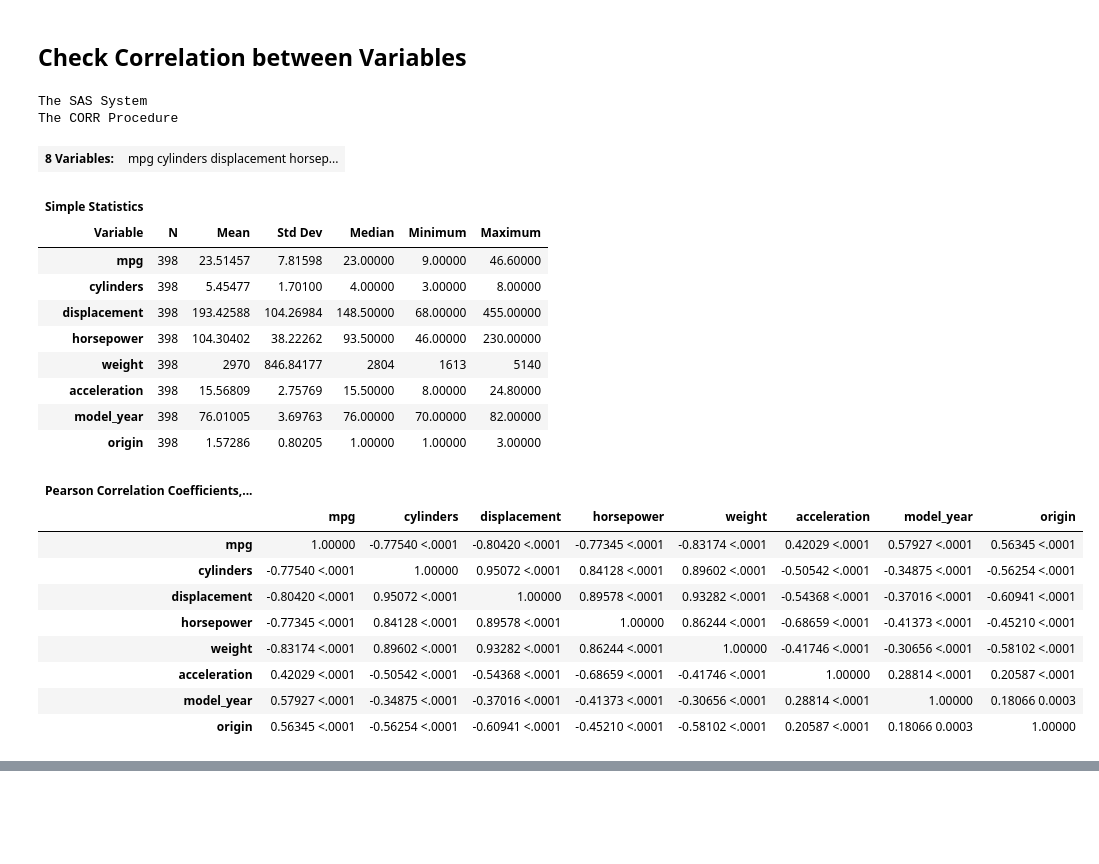
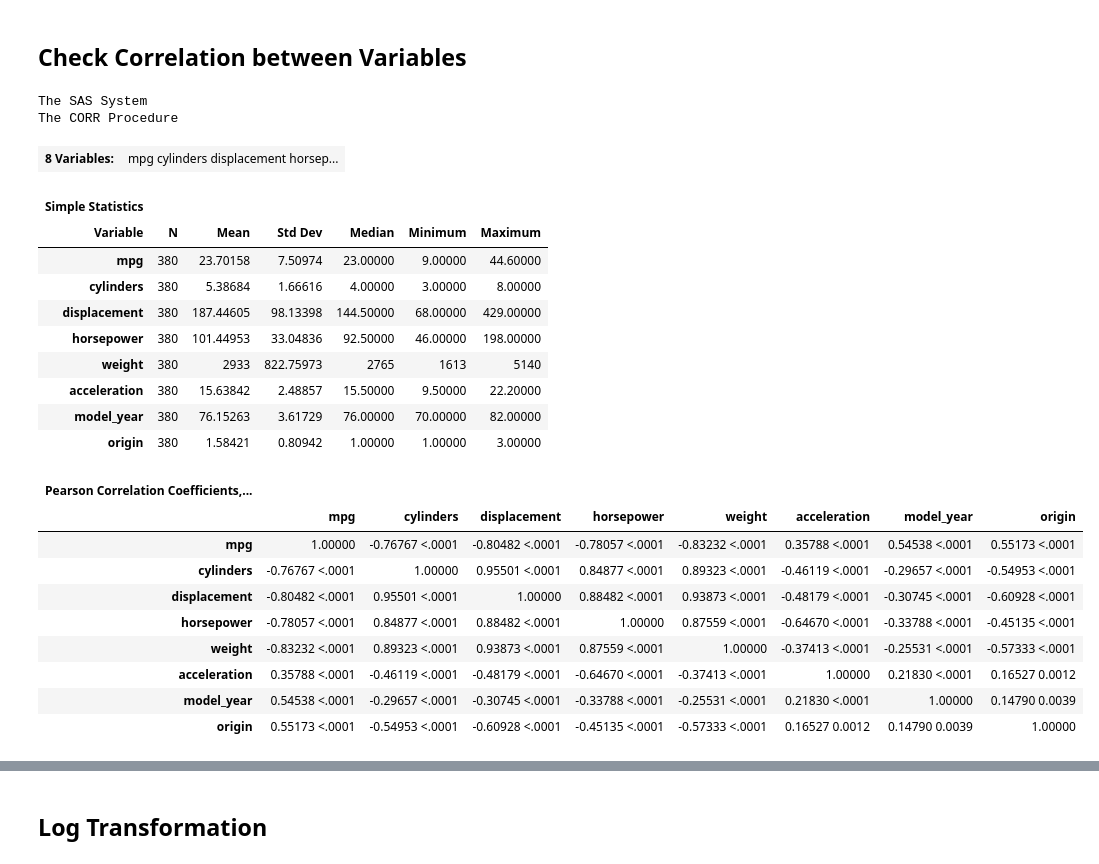
Before and after one commit to mr-amit-saini/UCI-Auto_MPG, a Jupyter notebook: Code/Auto_MPG_SAS.ipynb, the cells around one changed output, grey strips where cells are left out. Cells and saved outputs as stored; diff of their text form; code cells hidden in the pictures; blank space fills up the shorter version.

```diff
--- a/Code/Auto_MPG_SAS.ipynb
+++ b/Code/Auto_MPG_SAS.ipynb
@@ -350,3 +309,28 @@ hbox weight /datalabel;
 run;
 # %% [output]
 [interactive output not drawn]
+# %%
+*Detect outliers via IQR method;
+
+proc means data=auto.updated noprint;
+var acceleration horsepower mpg;
+output out=Tmpo (drop=_type_ _freq_)
+Q1=
+Q3=
+QRange= / autoname;
+run;
+
+data _null_;
+file print;
+set auto.updated(keep=acceleration horsepower mpg);
+if _n_ = 1 then set Tmpo;
+if acceleration le acceleration_Q1 - 1.5*acceleration_QRange and not missing(acceleration)
+    or acceleration ge acceleration_Q3 + 1.5*acceleration_QRange then
+    put "Possible Outlier for acceleration is " acceleration;
+else if horsepower le horsepower_Q1 - 1.5*horsepower_QRange and not missing(horsepower)
+    or horsepower ge horsepower_Q3 + 1.5*horsepower_QRange then
+    put "Possible Outlier for horsepower is " horsepower;
+else if mpg le mpg_Q1 - 1.5*mpg_QRange and not missing(mpg)
+    or mpg ge mpg_Q3 + 1.5*mpg_QRange then
+    put "Possible Outlier for mpg is " mpg;
+run;
@@ -372,31 +387,32 @@ run;
 ## Check Correlation between Variables
 # %%
 *Check pearson correlation for linear and spearman correlation for non linear variables;
-proc corr data=auto.updated pearson spearman plots=matrix(nvar=all histogram);
+
+proc corr data=auto.outlier_removed pearson spearman plots=matrix(nvar=all histogram);
 run;
 # %% [output]
 The SAS System
 The CORR Procedure
 | 8 Variables: | mpg cylinders displacement horsep... |
 | Simple Statistics |  |  |  |  |  |  |
 | Variable | N | Mean | Std Dev | Median | Minimum | Maximum |
-| mpg | 398 | 23.51457 | 7.81598 | 23.00000 | 9.00000 | 46.60000 |
-| cylinders | 398 | 5.45477 | 1.70100 | 4.00000 | 3.00000 | 8.00000 |
-| displacement | 398 | 193.42588 | 104.26984 | 148.50000 | 68.00000 | 455.00000 |
-| horsepower | 398 | 104.30402 | 38.22262 | 93.50000 | 46.00000 | 230.00000 |
-| weight | 398 | 2970 | 846.84177 | 2804 | 1613 | 5140 |
-| acceleration | 398 | 15.56809 | 2.75769 | 15.50000 | 8.00000 | 24.80000 |
-| model_year | 398 | 76.01005 | 3.69763 | 76.00000 | 70.00000 | 82.00000 |
-| origin | 398 | 1.57286 | 0.80205 | 1.00000 | 1.00000 | 3.00000 |
+| mpg | 380 | 23.70158 | 7.50974 | 23.00000 | 9.00000 | 44.60000 |
+| cylinders | 380 | 5.38684 | 1.66616 | 4.00000 | 3.00000 | 8.00000 |
+| displacement | 380 | 187.44605 | 98.13398 | 144.50000 | 68.00000 | 429.00000 |
+| horsepower | 380 | 101.44953 | 33.04836 | 92.50000 | 46.00000 | 198.00000 |
+| weight | 380 | 2933 | 822.75973 | 2765 | 1613 | 5140 |
+| acceleration | 380 | 15.63842 | 2.48857 | 15.50000 | 9.50000 | 22.20000 |
+| model_year | 380 | 76.15263 | 3.61729 | 76.00000 | 70.00000 | 82.00000 |
+| origin | 380 | 1.58421 | 0.80942 | 1.00000 | 1.00000 | 3.00000 |
 | Pearson Correlation Coefficients,... |  |  |  |  |  |  |  |  |
 |  | mpg | cylinders | displacement | horsepower | weight | acceleration | model_year | origin |
-| mpg | 1.00000 | -0.77540 <.0001 | -0.80420 <.0001 | -0.77345 <.0001 | -0.83174 <.0001 | 0.42029 <.0001 | 0.57927 <.0001 | 0.56345 <.0001 |
-| cylinders | -0.77540 <.0001 | 1.00000 | 0.95072 <.0001 | 0.84128 <.0001 | 0.89602 <.0001 | -0.50542 <.0001 | -0.34875 <.0001 | -0.56254 <.0001 |
-| displacement | -0.80420 <.0001 | 0.95072 <.0001 | 1.00000 | 0.89578 <.0001 | 0.93282 <.0001 | -0.54368 <.0001 | -0.37016 <.0001 | -0.60941 <.0001 |
-| horsepower | -0.77345 <.0001 | 0.84128 <.0001 | 0.89578 <.0001 | 1.00000 | 0.86244 <.0001 | -0.68659 <.0001 | -0.41373 <.0001 | -0.45210 <.0001 |
-| weight | -0.83174 <.0001 | 0.89602 <.0001 | 0.93282 <.0001 | 0.86244 <.0001 | 1.00000 | -0.41746 <.0001 | -0.30656 <.0001 | -0.58102 <.0001 |
-| acceleration | 0.42029 <.0001 | -0.50542 <.0001 | -0.54368 <.0001 | -0.68659 <.0001 | -0.41746 <.0001 | 1.00000 | 0.28814 <.0001 | 0.20587 <.0001 |
-| model_year | 0.57927 <.0001 | -0.34875 <.0001 | -0.37016 <.0001 | -0.41373 <.0001 | -0.30656 <.0001 | 0.28814 <.0001 | 1.00000 | 0.18066 0.0003 |
-| origin | 0.56345 <.0001 | -0.56254 <.0001 | -0.60941 <.0001 | -0.45210 <.0001 | -0.58102 <.0001 | 0.20587 <.0001 | 0.18066 0.0003 | 1.00000 |
+| mpg | 1.00000 | -0.76767 <.0001 | -0.80482 <.0001 | -0.78057 <.0001 | -0.83232 <.0001 | 0.35788 <.0001 | 0.54538 <.0001 | 0.55173 <.0001 |
+| cylinders | -0.76767 <.0001 | 1.00000 | 0.95501 <.0001 | 0.84877 <.0001 | 0.89323 <.0001 | -0.46119 <.0001 | -0.29657 <.0001 | -0.54953 <.0001 |
+| displacement | -0.80482 <.0001 | 0.95501 <.0001 | 1.00000 | 0.88482 <.0001 | 0.93873 <.0001 | -0.48179 <.0001 | -0.30745 <.0001 | -0.60928 <.0001 |
+| horsepower | -0.78057 <.0001 | 0.84877 <.0001 | 0.88482 <.0001 | 1.00000 | 0.87559 <.0001 | -0.64670 <.0001 | -0.33788 <.0001 | -0.45135 <.0001 |
+| weight | -0.83232 <.0001 | 0.89323 <.0001 | 0.93873 <.0001 | 0.87559 <.0001 | 1.00000 | -0.37413 <.0001 | -0.25531 <.0001 | -0.57333 <.0001 |
+| acceleration | 0.35788 <.0001 | -0.46119 <.0001 | -0.48179 <.0001 | -0.64670 <.0001 | -0.37413 <.0001 | 1.00000 | 0.21830 <.0001 | 0.16527 0.0012 |
+| model_year | 0.54538 <.0001 | -0.29657 <.0001 | -0.30745 <.0001 | -0.33788 <.0001 | -0.25531 <.0001 | 0.21830 <.0001 | 1.00000 | 0.14790 0.0039 |
+| origin | 0.55173 <.0001 | -0.54953 <.0001 | -0.60928 <.0001 | -0.45135 <.0001 | -0.57333 <.0001 | 0.16527 0.0012 | 0.14790 0.0039 | 1.00000 |
 | Spearman Correlation Coefficients... |  |  |  |  |  |  |  |  |
 |  | mpg | cylinders | displacement | horsepower | weight | acceleration | model_year | origin |
@@ -410,0 +427,2 @@ The CORR Procedure
+# %% [markdown]
+## Log Transformation
```
Also changed, not shown: parts of 29 cells of this notebook.
